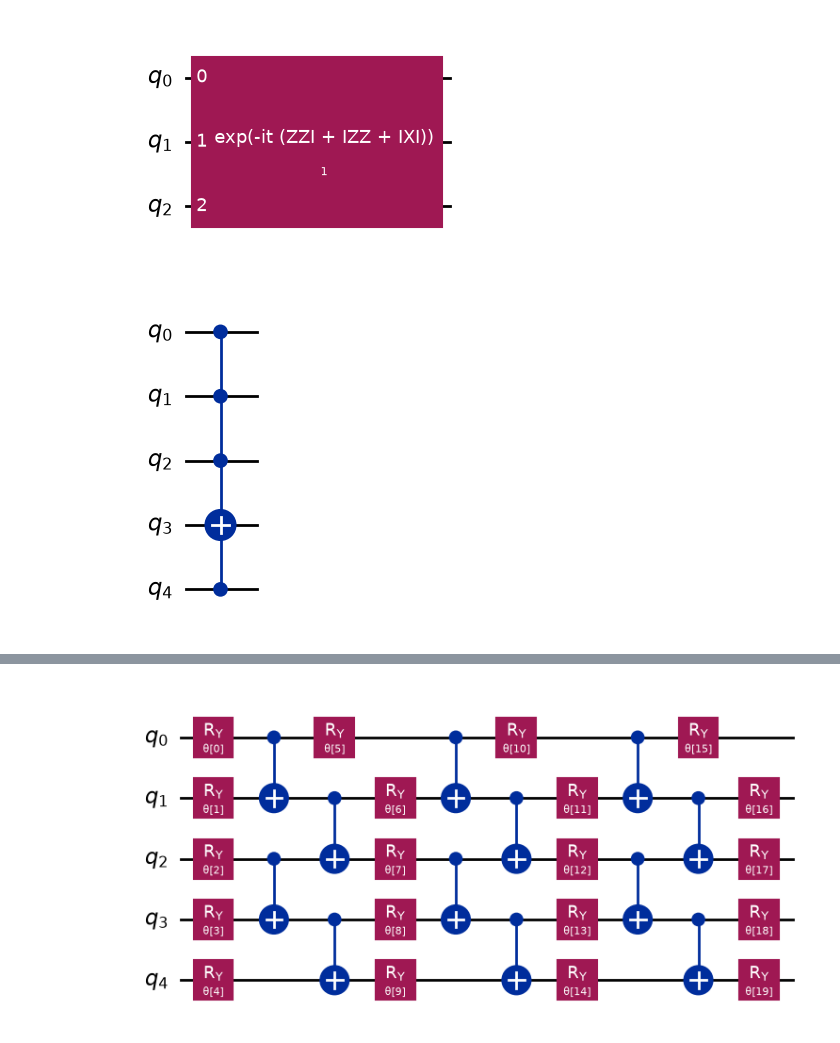
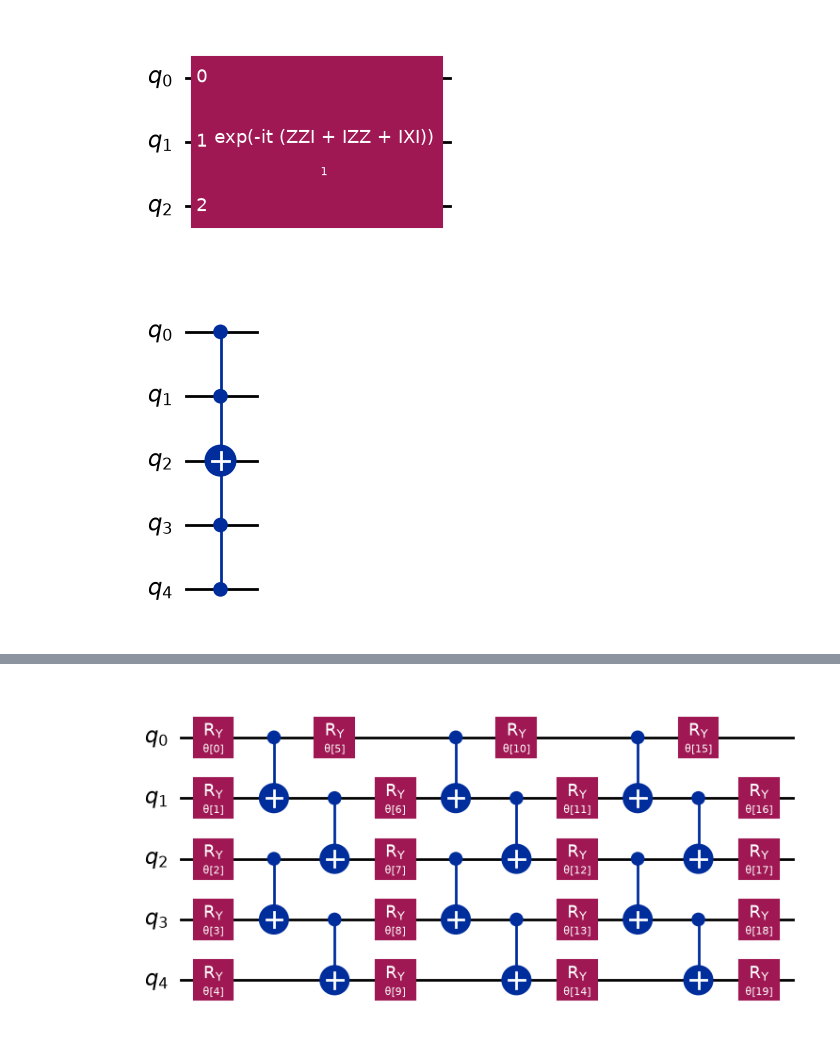
Before and after one commit to suranjannandi-git/quantum-qiskit, a Jupyter notebook: study_guide/1.2.1.circuit-library.ipynb, the cells around one changed output, grey strips where cells are left out. Cells and saved outputs as stored; diff of their text form; code cells hidden in the pictures.

```diff
--- a/study_guide/1.2.1.circuit-library.ipynb
+++ b/study_guide/1.2.1.circuit-library.ipynb
@@ -17,14 +17,14 @@ circuit.draw("mpl")
 [figure]
 # %%
 from qiskit.circuit.library import MCXGate
-mcx = MCXGate(4)
+mcx = MCXGate(4) # Multi Control X gate with 4 control qubits
 
 from qiskit import QuantumCircuit
 circuit = QuantumCircuit(5)
-circuit.append(mcx, [0, 1, 4, 2, 3])
+circuit.append(mcx, [0, 1, 4, 3, 2])
 circuit.draw("mpl")
 # %% [output]
-[figure, old version]
+[figure, new version]
 # %%
 from qiskit import transpile
 
```
Also changed, not shown: parts of 2 cells of this notebook, 2 other files.
